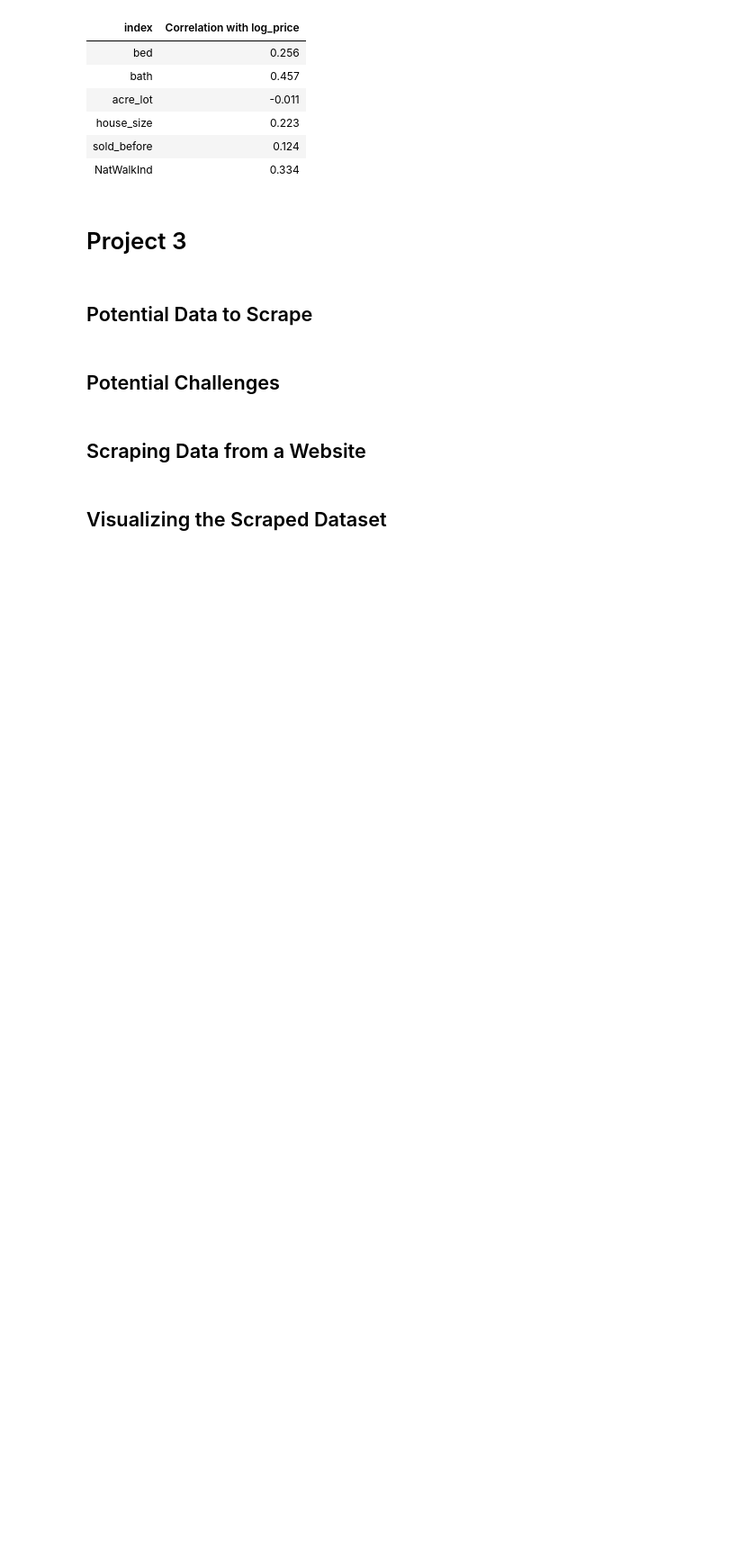
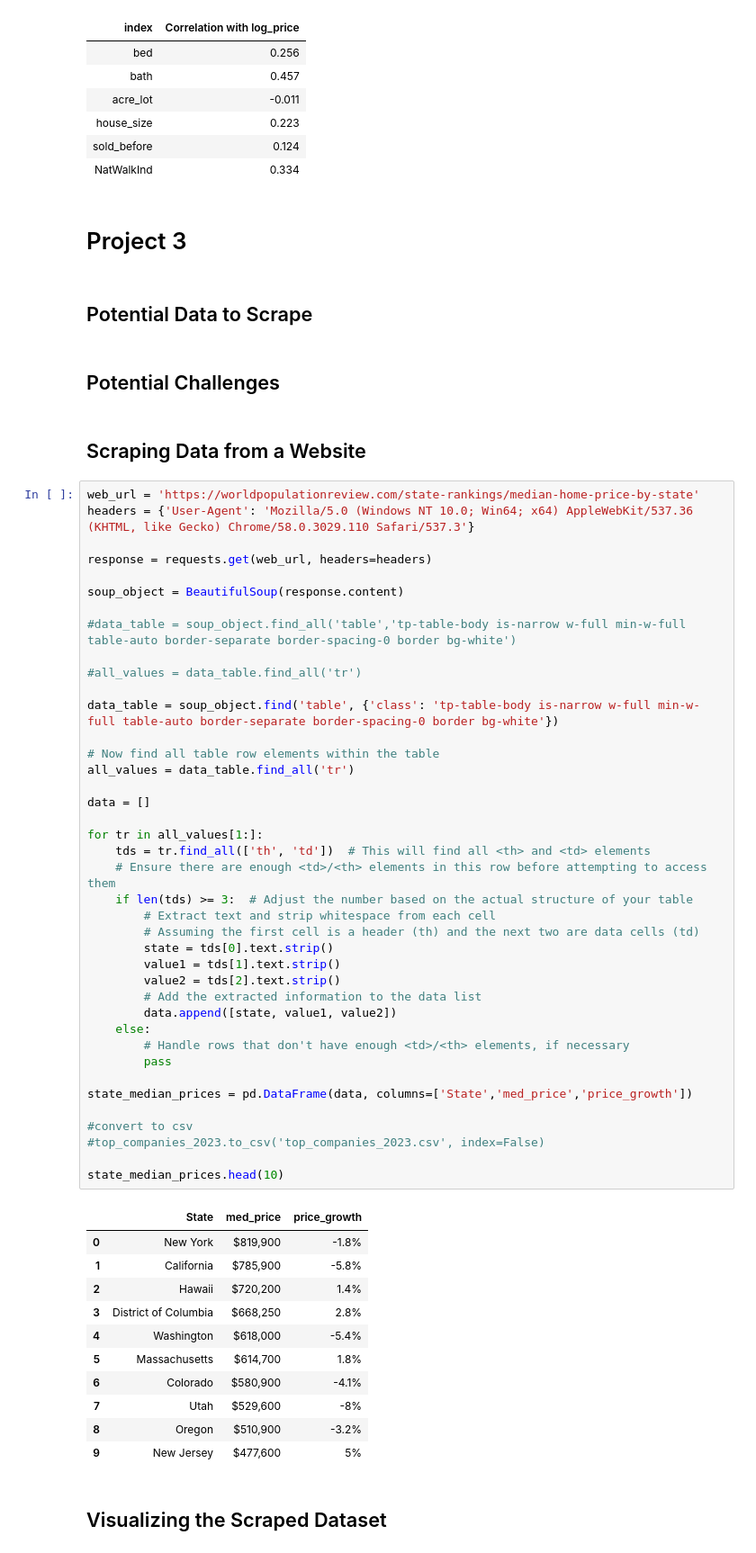
Before and after one commit to ECO225-W2024/project-one-code-S-O-Ahn, a Jupyter notebook: Project 1.ipynb, the cells around one changed output. Shown at 90% size. Cells and saved outputs as stored; diff of their text form; blank space fills up the shorter version.

```diff
--- a/Project 1.ipynb
+++ b/Project 1.ipynb
@@ -595,5 +589,57 @@ Correlation of Variables with log_price
 ## Potential Challenges
 # %% [markdown]
 ## Scraping Data from a Website
+# %%
+web_url = 'https://worldpopulationreview.com/state-rankings/median-home-price-by-state'
+headers = {'User-Agent': 'Mozilla/5.0 (Windows NT 10.0; Win64; x64) AppleWebKit/537.36 (KHTML, like Gecko) Chrome/58.0.3029.110 Safari/537.3'}
+
+response = requests.get(web_url, headers=headers)
+
+soup_object = BeautifulSoup(response.content)
+
+#data_table = soup_object.find_all('table','tp-table-body is-narrow w-full min-w-full table-auto border-separate border-spacing-0 border bg-white')
+
+#all_values = data_table.find_all('tr')
+
+data_table = soup_object.find('table', {'class': 'tp-table-body is-narrow w-full min-w-full table-auto border-separate border-spacing-0 border bg-white'})
+
+# Now find all table row elements within the table
+all_values = data_table.find_all('tr')
+
+data = []
+
+for tr in all_values[1:]:
+    tds = tr.find_all(['th', 'td'])  # This will find all <th> and <td> elements
+    # Ensure there are enough <td>/<th> elements in this row before attempting to access them
+    if len(tds) >= 3:  # Adjust the number based on the actual structure of your table
+        # Extract text and strip whitespace from each cell
+        # Assuming the first cell is a header (th) and the next two are data cells (td)
+        state = tds[0].text.strip()
+        value1 = tds[1].text.strip()
+        value2 = tds[2].text.strip()
+        # Add the extracted information to the data list
+        data.append([state, value1, value2])
+    else:
+        # Handle rows that don't have enough <td>/<th> elements, if necessary
+        pass
+
+state_median_prices = pd.DataFrame(data, columns=['State','med_price','price_growth'])
+
+#convert to csv
+#top_companies_2023.to_csv('top_companies_2023.csv', index=False)
+
+state_median_prices.head(10)
+# %% [output]
+|  | State | med_price | price_growth |
+| 0 | New York | $819,900 | -1.8% |
+| 1 | California | $785,900 | -5.8% |
+| 2 | Hawaii | $720,200 | 1.4% |
+| 3 | District of Columbia | $668,250 | 2.8% |
+| 4 | Washington | $618,000 | -5.4% |
+| 5 | Massachusetts | $614,700 | 1.8% |
+| 6 | Colorado | $580,900 | -4.1% |
+| 7 | Utah | $529,600 | -8% |
+| 8 | Oregon | $510,900 | -3.2% |
+| 9 | New Jersey | $477,600 | 5% |
 # %% [markdown]
 ## Visualizing the Scraped Dataset
```
Also changed, not shown: parts of 5 cells of this notebook, 1 other file.
